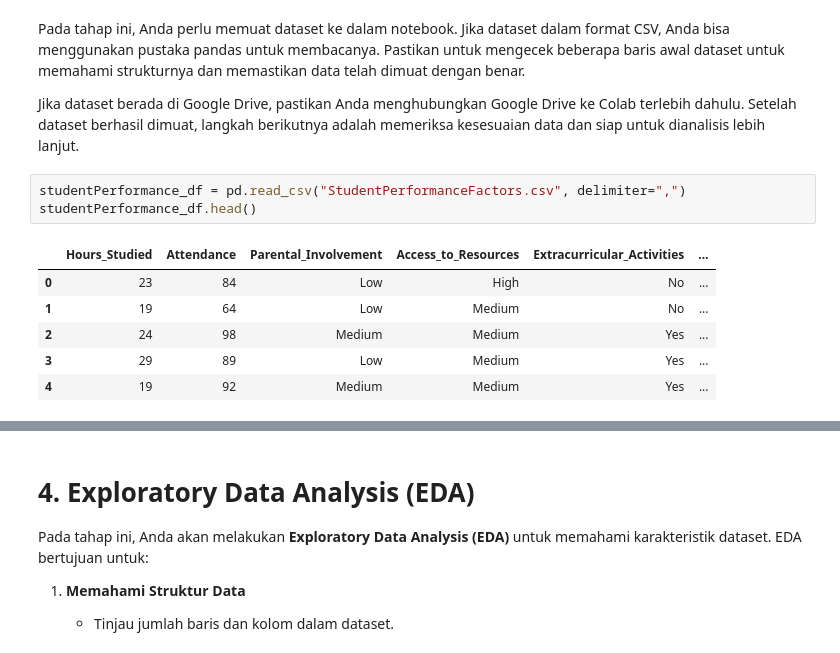
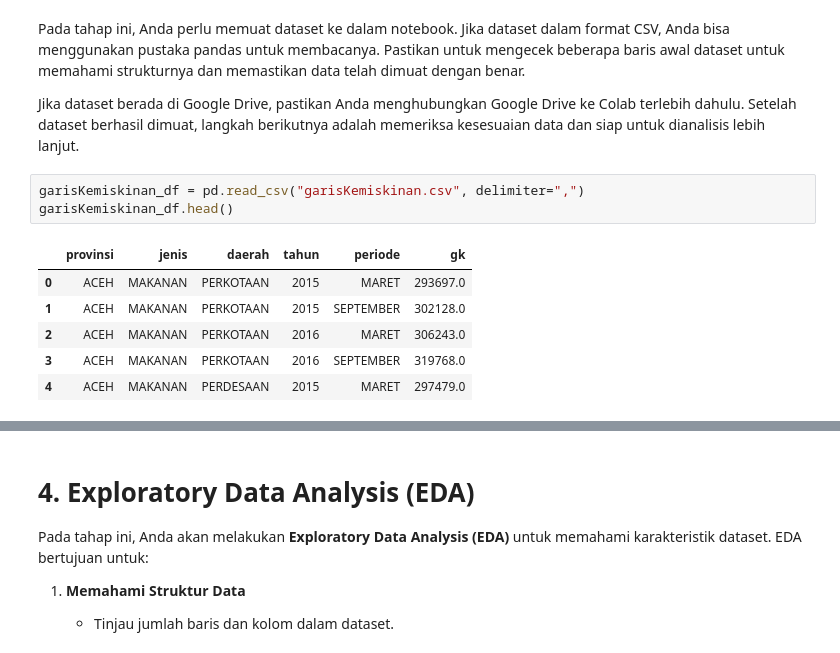
Before and after one commit to Muhammad-Rizki-Putra/Submission-CodingCamp, a Jupyter notebook: BMLP/[Clustering]_Submission_Akhir_BMLP_Muhammad Rizki Putra.ipynb, the cells around one changed output, grey strips where cells are left out. Drawn from its saved outputs; the diff is of its cells as text.

```diff
--- a/BMLP/[Clustering]_Submission_Akhir_BMLP_Muhammad Rizki Putra.ipynb
+++ b/BMLP/[Clustering]_Submission_Akhir_BMLP_Muhammad Rizki Putra.ipynb
@@ -30,12 +37,12 @@ Pada tahap ini, Anda perlu memuat dataset ke dalam notebook. Jika dataset dalam
 
 Jika dataset berada di Google Drive, pastikan Anda menghubungkan Google Drive ke Colab terlebih dahulu. Setelah dataset berhasil dimuat, langkah berikutnya adalah memeriksa kesesuaian data dan siap untuk dianalisis lebih lanjut.
 # %%
-studentPerformance_df = pd.read_csv("StudentPerformanceFactors.csv", delimiter=",")
-studentPerformance_df.head()
+garisKemiskinan_df = pd.read_csv("garisKemiskinan.csv", delimiter=",")
+garisKemiskinan_df.head()
 # %% [output]
-|  | Hours_Studied | Attendance | Parental_Involvement | Access_to_Resources | Extracurricular_Activities | ... |
-| 0 | 23 | 84 | Low | High | No | ... |
-| 1 | 19 | 64 | Low | Medium | No | ... |
-| 2 | 24 | 98 | Medium | Medium | Yes | ... |
-| 3 | 29 | 89 | Low | Medium | Yes | ... |
-| 4 | 19 | 92 | Medium | Medium | Yes | ... |
+|  | provinsi | jenis | daerah | tahun | periode | gk |
+| 0 | ACEH | MAKANAN | PERKOTAAN | 2015 | MARET | 293697.0 |
+| 1 | ACEH | MAKANAN | PERKOTAAN | 2015 | SEPTEMBER | 302128.0 |
+| 2 | ACEH | MAKANAN | PERKOTAAN | 2016 | MARET | 306243.0 |
+| 3 | ACEH | MAKANAN | PERKOTAAN | 2016 | SEPTEMBER | 319768.0 |
+| 4 | ACEH | MAKANAN | PERDESAAN | 2015 | MARET | 297479.0 |
```
Also changed, not shown: parts of 57 cells of this notebook, 7 other files.
